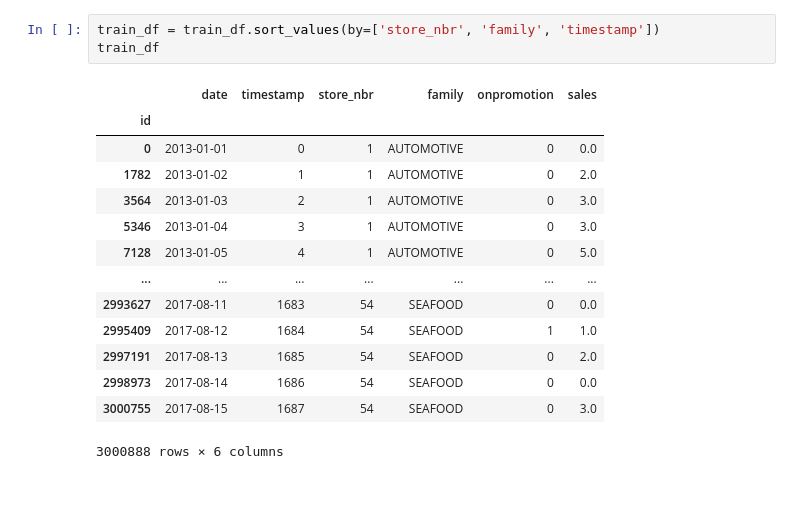
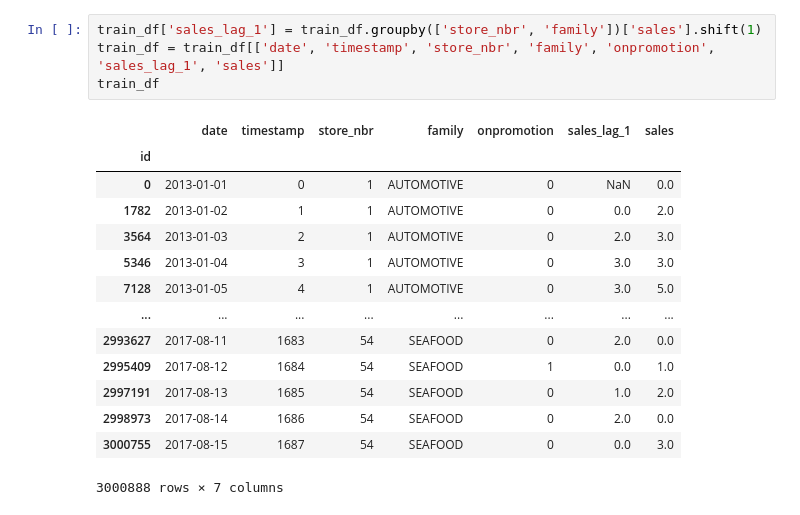
Before and after one commit to Fzhou1997/Kaggle-Linear-Regression-With-Time-Series, a Jupyter notebook: notebooks/store-sales-time-series-forecasting.ipynb, the cells around one changed output. Cells and saved outputs as stored; diff of their text form.

Commit message:
working on preprocessing dates

```diff
--- a/notebooks/store-sales-time-series-forecasting.ipynb
+++ b/notebooks/store-sales-time-series-forecasting.ipynb
@@ -31,18 +45,19 @@ train_df.head()
 # %%
-train_df = train_df.sort_values(by=['store_nbr', 'family', 'timestamp'])
+train_df['sales_lag_1'] = train_df.groupby(['store_nbr', 'family'])['sales'].shift(1)
+train_df = train_df[['date', 'timestamp', 'store_nbr', 'family', 'onpromotion', 'sales_lag_1', 'sales']]
 train_df
 # %% [output]
-|  | date | timestamp | store_nbr | family | onpromotion | sales |
-| id |  |  |  |  |  |  |
-| 0 | 2013-01-01 | 0 | 1 | AUTOMOTIVE | 0 | 0.0 |
-| 1782 | 2013-01-02 | 1 | 1 | AUTOMOTIVE | 0 | 2.0 |
-| 3564 | 2013-01-03 | 2 | 1 | AUTOMOTIVE | 0 | 3.0 |
-| 5346 | 2013-01-04 | 3 | 1 | AUTOMOTIVE | 0 | 3.0 |
-| 7128 | 2013-01-05 | 4 | 1 | AUTOMOTIVE | 0 | 5.0 |
-| ... | ... | ... | ... | ... | ... | ... |
-| 2993627 | 2017-08-11 | 1683 | 54 | SEAFOOD | 0 | 0.0 |
-| 2995409 | 2017-08-12 | 1684 | 54 | SEAFOOD | 1 | 1.0 |
-| 2997191 | 2017-08-13 | 1685 | 54 | SEAFOOD | 0 | 2.0 |
-| 2998973 | 2017-08-14 | 1686 | 54 | SEAFOOD | 0 | 0.0 |
-| 3000755 | 2017-08-15 | 1687 | 54 | SEAFOOD | 0 | 3.0 |
+|  | date | timestamp | store_nbr | family | onpromotion | sales_lag_1 | sales |
+| id |  |  |  |  |  |  |  |
+| 0 | 2013-01-01 | 0 | 1 | AUTOMOTIVE | 0 | NaN | 0.0 |
+| 1782 | 2013-01-02 | 1 | 1 | AUTOMOTIVE | 0 | 0.0 | 2.0 |
+| 3564 | 2013-01-03 | 2 | 1 | AUTOMOTIVE | 0 | 2.0 | 3.0 |
+| 5346 | 2013-01-04 | 3 | 1 | AUTOMOTIVE | 0 | 3.0 | 3.0 |
+| 7128 | 2013-01-05 | 4 | 1 | AUTOMOTIVE | 0 | 3.0 | 5.0 |
+| ... | ... | ... | ... | ... | ... | ... | ... |
+| 2993627 | 2017-08-11 | 1683 | 54 | SEAFOOD | 0 | 2.0 | 0.0 |
+| 2995409 | 2017-08-12 | 1684 | 54 | SEAFOOD | 1 | 0.0 | 1.0 |
+| 2997191 | 2017-08-13 | 1685 | 54 | SEAFOOD | 0 | 1.0 | 2.0 |
+| 2998973 | 2017-08-14 | 1686 | 54 | SEAFOOD | 0 | 2.0 | 0.0 |
+| 3000755 | 2017-08-15 | 1687 | 54 | SEAFOOD | 0 | 0.0 | 3.0 |
-3000888 rows × 6 columns
+3000888 rows × 7 columns
```
Also changed, not shown: parts of 7 cells of this notebook, 1 other file.
